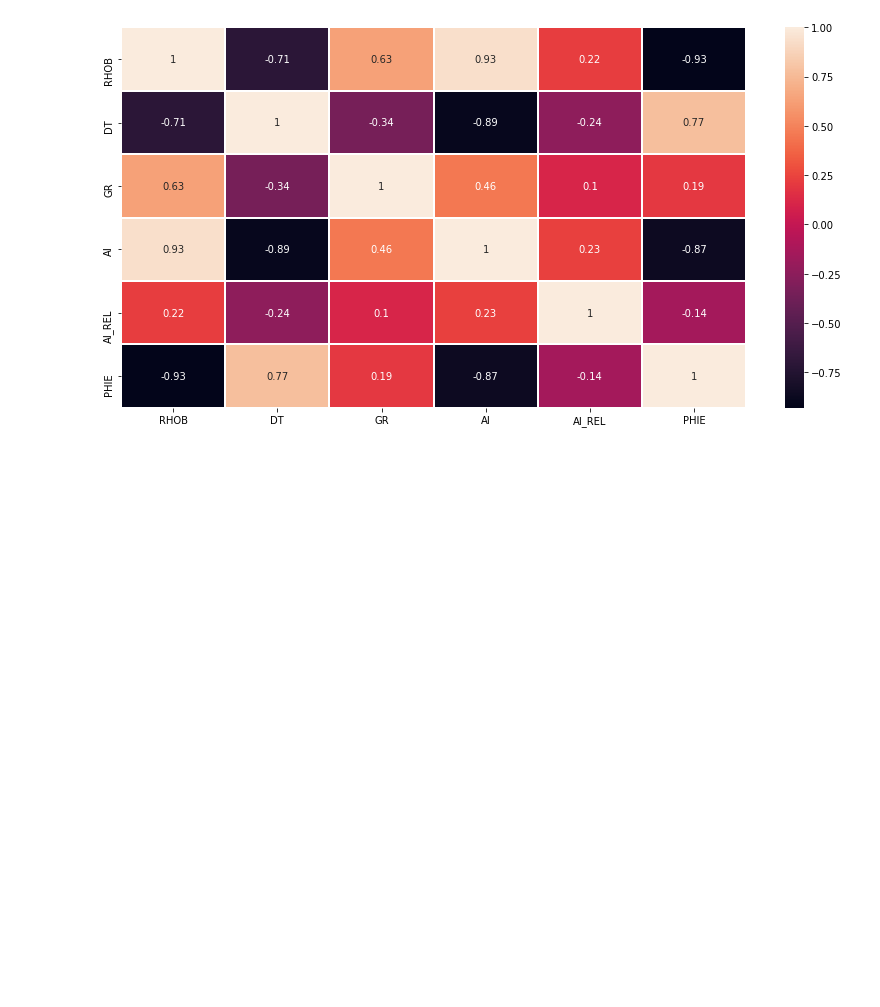
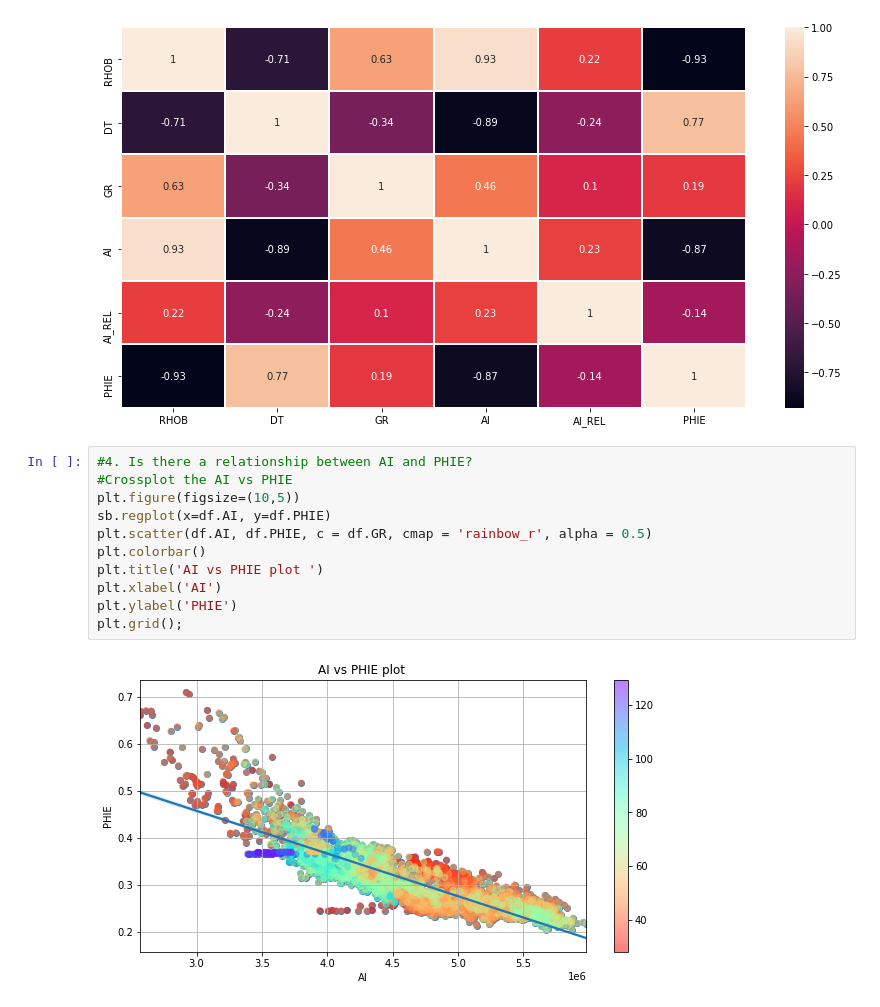
Before and after one commit to Dr-Islam/Learn, a Jupyter notebook: Day1_of_10_IA.ipynb, the cells around one changed output. Cells and saved outputs as stored; diff of their text form; blank space fills up the shorter version.

```diff
--- a/Day1_of_10_IA.ipynb
+++ b/Day1_of_10_IA.ipynb
@@ -68,3 +68,16 @@ fig, ax = plt.subplots(figsize=(14,7))
 sb.heatmap(df.corr(), annot= True,linewidths=0.1);
 # %% [output]
 [figure]
+# %%
+#4. Is there a relationship between AI and PHIE?
+#Crossplot the AI vs PHIE
+plt.figure(figsize=(10,5))
+sb.regplot(x=df.AI, y=df.PHIE)
+plt.scatter(df.AI, df.PHIE, c = df.GR, cmap = 'rainbow_r', alpha = 0.5)
+plt.colorbar()
+plt.title('AI vs PHIE plot ')
+plt.xlabel('AI')
+plt.ylabel('PHIE')
+plt.grid();
+# %% [output]
+[figure, added]
```
Also changed, not shown: 1 other file.
